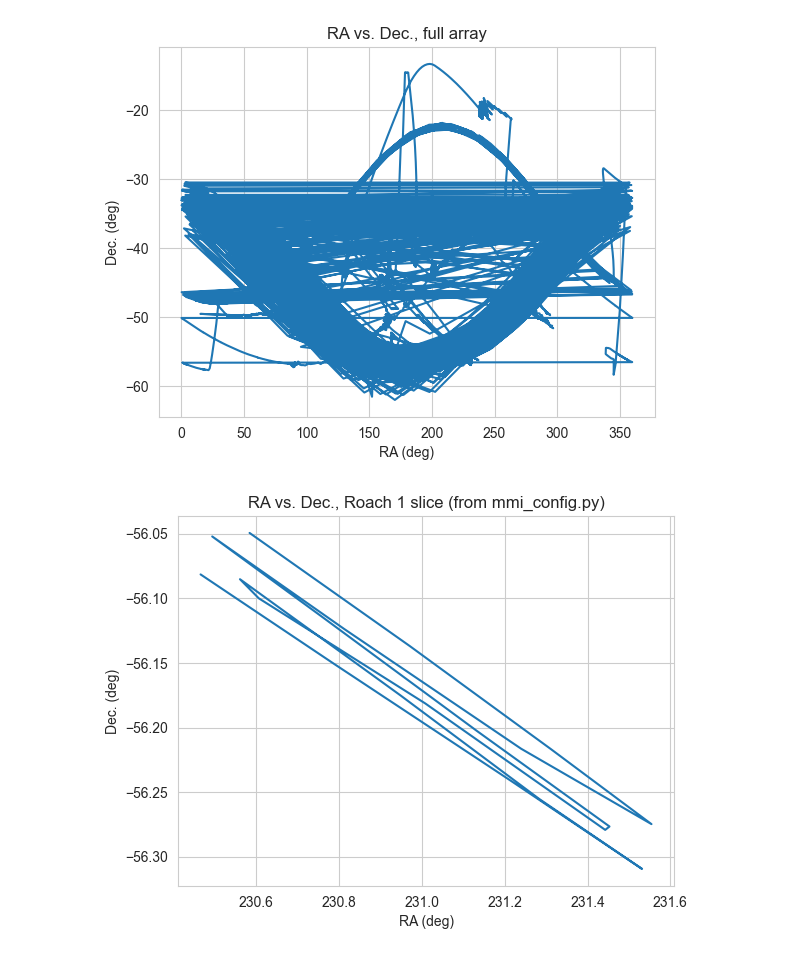
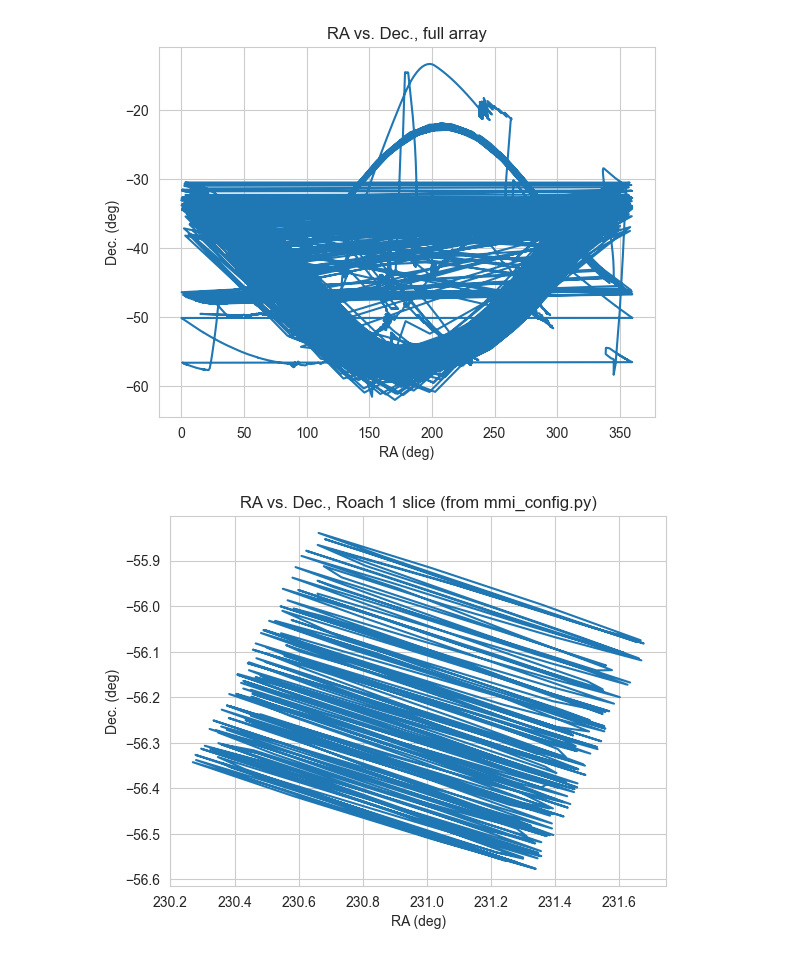
Before and after one commit to jonahjlee/map_making_blasttng_jl, a Jupyter notebook: ra_dec_slicing.ipynb, the cells around one changed output. Cells and saved outputs as stored; diff of their text form; code cells hidden in the pictures.

```diff
--- a/ra_dec_slicing.ipynb
+++ b/ra_dec_slicing.ipynb
@@ -38,15 +38,15 @@ plt.show()
 [figure]
 # %%
 start_index = 37200
-end_index = start_index+20
+end_index = start_index+516
 plt.plot(ra_dec['ra'][start_index:end_index], ra_dec['dec'][start_index:end_index])
 plt.title('RA vs. Dec., Roach 1 slice (from mmi_config.py)')
 plt.xlabel('RA (deg)')
 plt.ylabel('Dec. (deg)')
 plt.show()
 
 print(ra_dec['time'][start_index])
 print(ra_dec['time'][end_index])
 # %% [output]
-[figure, old version]
+[figure, new version]
 1578323507.1763787
```
Also changed, not shown: parts of 2 cells of this notebook, 1 other file.
